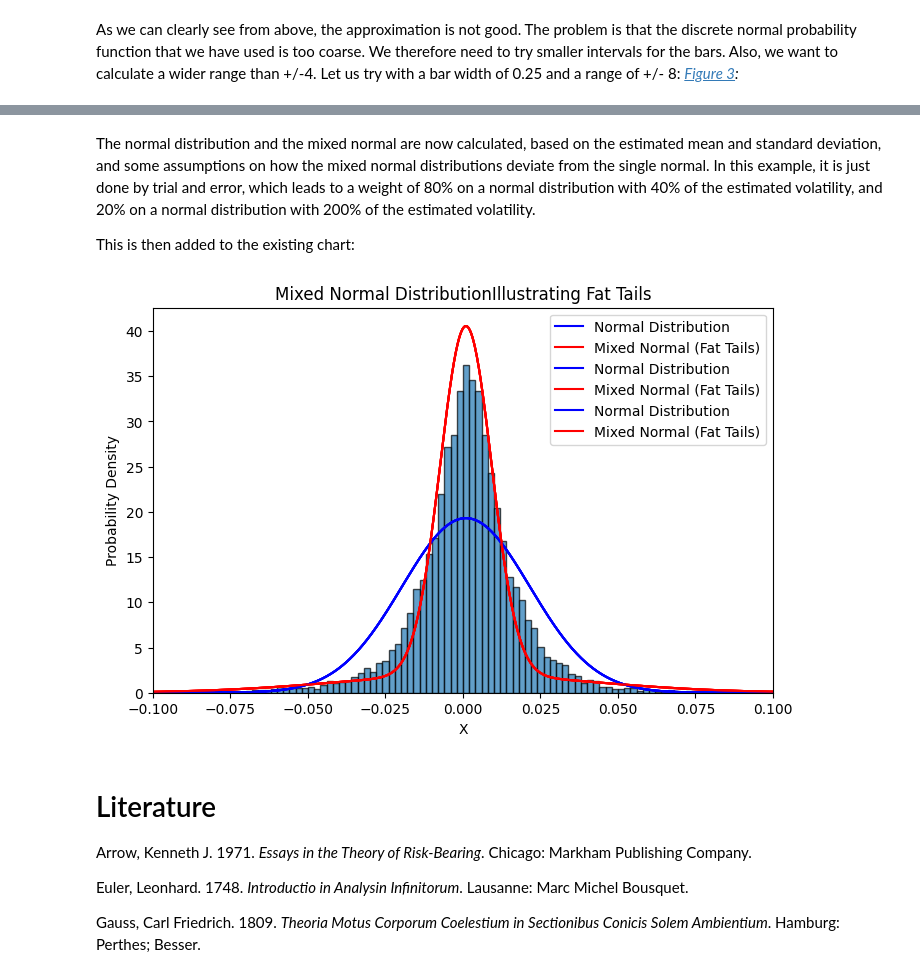
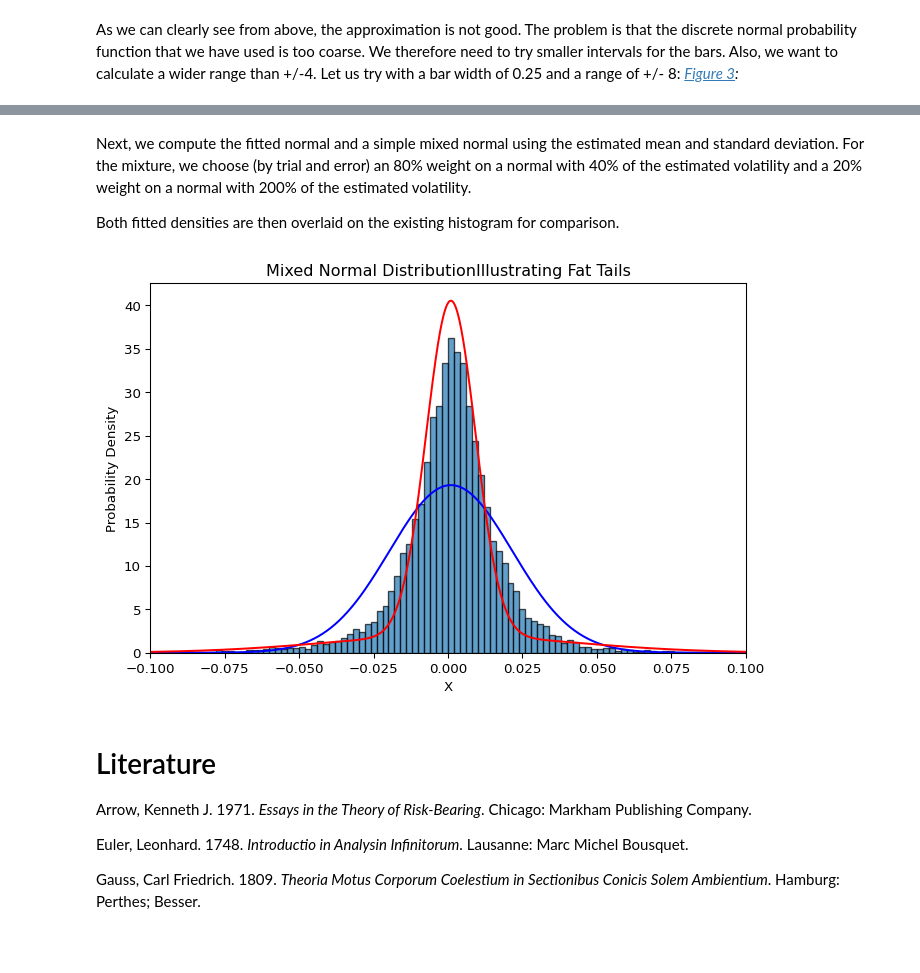
Before and after one commit to uit-sok-3011-h25/uit-sok-3011-h25.github.io, a Jupyter notebook: finans/2-expectation_utility.ipynb, the cells around one changed output, grey strips where cells are left out. Saved outputs shown, nothing was run; the diff lists cells and outputs as text; code cells hidden in the pictures; blank space fills up the shorter version.

```diff
--- a/finans/2-expectation_utility.ipynb
+++ b/finans/2-expectation_utility.ipynb
@@ -680,41 +698,41 @@ ax.set_xlim(-MAX_MIN, MAX_MIN)
 # %% [markdown]
-The normal distribution and the mixed normal are now calculated, based
-on the estimated mean and standard deviation, and some assumptions on
-how the mixed normal distributions deviate from the single normal. In
-this example, it is just done by trial and error, which leads to a
-weight of 80% on a normal distribution with 40% of the estimated
-volatility, and 20% on a normal distribution with 200% of the estimated
+Next, we compute the fitted normal and a simple mixed normal using the
+estimated mean and standard deviation. For the mixture, we choose (by
+trial and error) an 80% weight on a normal with 40% of the estimated
+volatility and a 20% weight on a normal with 200% of the estimated
 volatility.
 
-This is then added to the existing chart:
+Both fitted densities are then overlaid on the existing histogram for
+comparison.
 # %%
 import numpy as np
 import matplotlib.pyplot as plt
 from scipy.stats import norm
 
 #Defining the range of x-values:
 MAX_MIN = 0.1
 x_vals = np.linspace(-MAX_MIN, MAX_MIN, 1000)
 
 # Calculate normal dist and the mixed normal dist:
 norm_dist    =     norm.pdf(x_vals, loc=rmean, scale=rstd)
 fat_tails = (0.8 * norm.pdf(x_vals, loc=rmean, scale=rstd*0.4) +
              0.2 * norm.pdf(x_vals, loc=rmean, scale=rstd*2))
 
 # Plotting normal dist and mixed normal dist
 ax.plot(x_vals, norm_dist,
             label="Normal Distribution", color='blue')
 ax.plot(x_vals, fat_tails,
             label="Mixed Normal (Fat Tails)", color='red')
 
 # Set title, labels and legend
 ax.set_title('Mixed Normal Distribution'
                 'Illustrating Fat Tails')
 ax.set_xlabel('X')
 ax.set_ylabel('Probability Density')
-display(fig)
+
+fig
 # %% [output]
-[figure, old version]
+[figure, new version]
 # %% [markdown]
 # Literature
 
```
Also changed, not shown: parts of 18 cells of this notebook, 6 other files.
